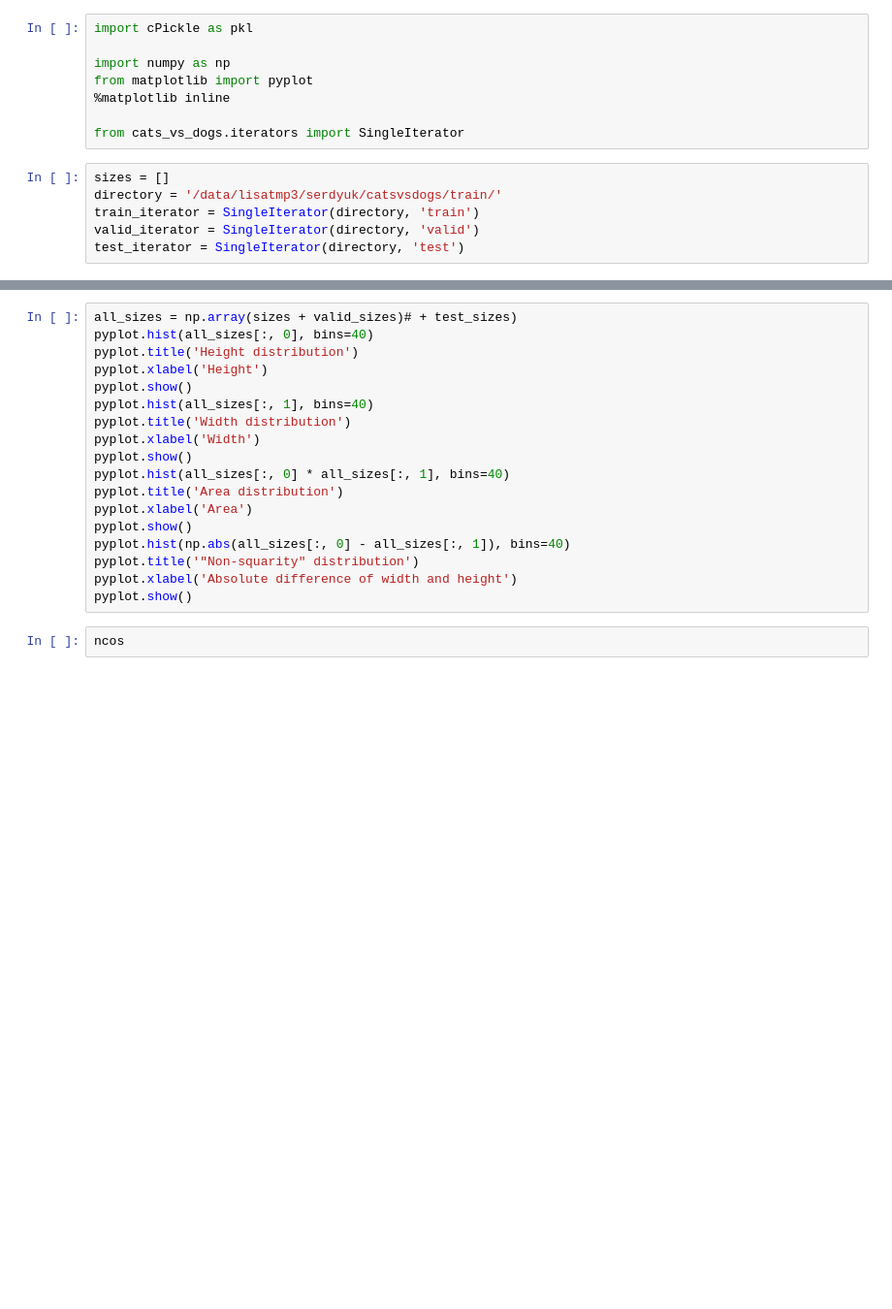
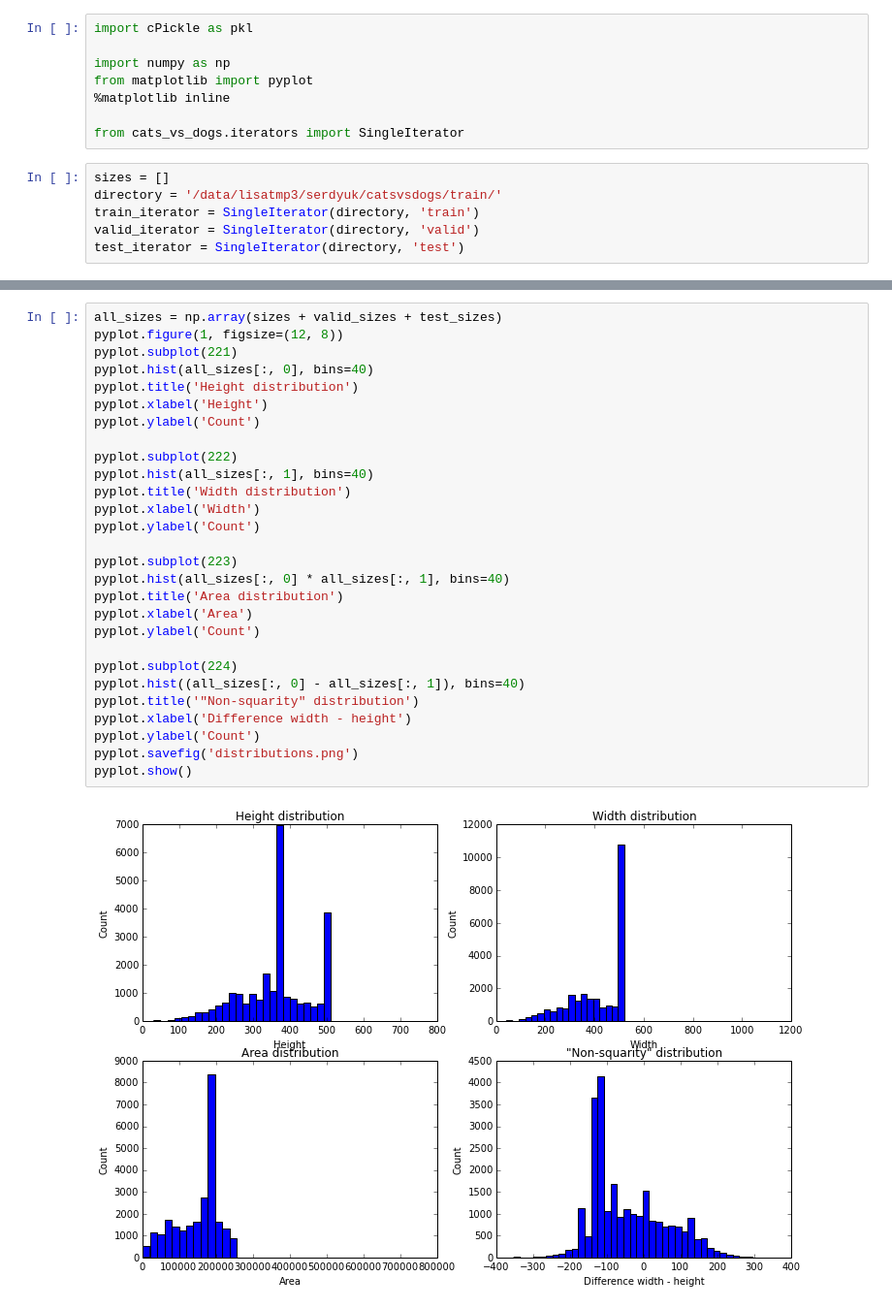
Before and after one commit to dmitriy-serdyuk/cats_vs_dogs, a Jupyter notebook: inspect_data.ipynb, the cells around one changed output, grey strips where cells are left out. Shown at 97% size. Saved outputs shown, nothing was run; the diff lists cells and outputs as text; blank space fills up the shorter version.

```diff
--- a/inspect_data.ipynb
+++ b/inspect_data.ipynb
@@ -49,20 +67,30 @@ for i, (image, label) in enumerate(test_iterator):
 # %%
-all_sizes = np.array(sizes + valid_sizes)# + test_sizes)
+all_sizes = np.array(sizes + valid_sizes + test_sizes)
+pyplot.figure(1, figsize=(12, 8))
+pyplot.subplot(221)
 pyplot.hist(all_sizes[:, 0], bins=40)
 pyplot.title('Height distribution')
 pyplot.xlabel('Height')
-pyplot.show()
+pyplot.ylabel('Count')
+
+pyplot.subplot(222)
 pyplot.hist(all_sizes[:, 1], bins=40)
 pyplot.title('Width distribution')
 pyplot.xlabel('Width')
-pyplot.show()
+pyplot.ylabel('Count')
+
+pyplot.subplot(223)
 pyplot.hist(all_sizes[:, 0] * all_sizes[:, 1], bins=40)
 pyplot.title('Area distribution')
 pyplot.xlabel('Area')
+pyplot.ylabel('Count')
+
+pyplot.subplot(224)
+pyplot.hist((all_sizes[:, 0] - all_sizes[:, 1]), bins=40)
+pyplot.title('"Non-squarity" distribution')
+pyplot.xlabel('Difference width - height')
+pyplot.ylabel('Count')
+pyplot.savefig('distributions.png')
 pyplot.show()
-pyplot.hist(np.abs(all_sizes[:, 0] - all_sizes[:, 1]), bins=40)
-pyplot.title('"Non-squarity" distribution')
-pyplot.xlabel('Absolute difference of width and height')
-pyplot.show()
+# %% [output]
+[figure, added]
-# %%
-ncos
```
Also changed, not shown: parts of 3 cells of this notebook, 1 other file.
